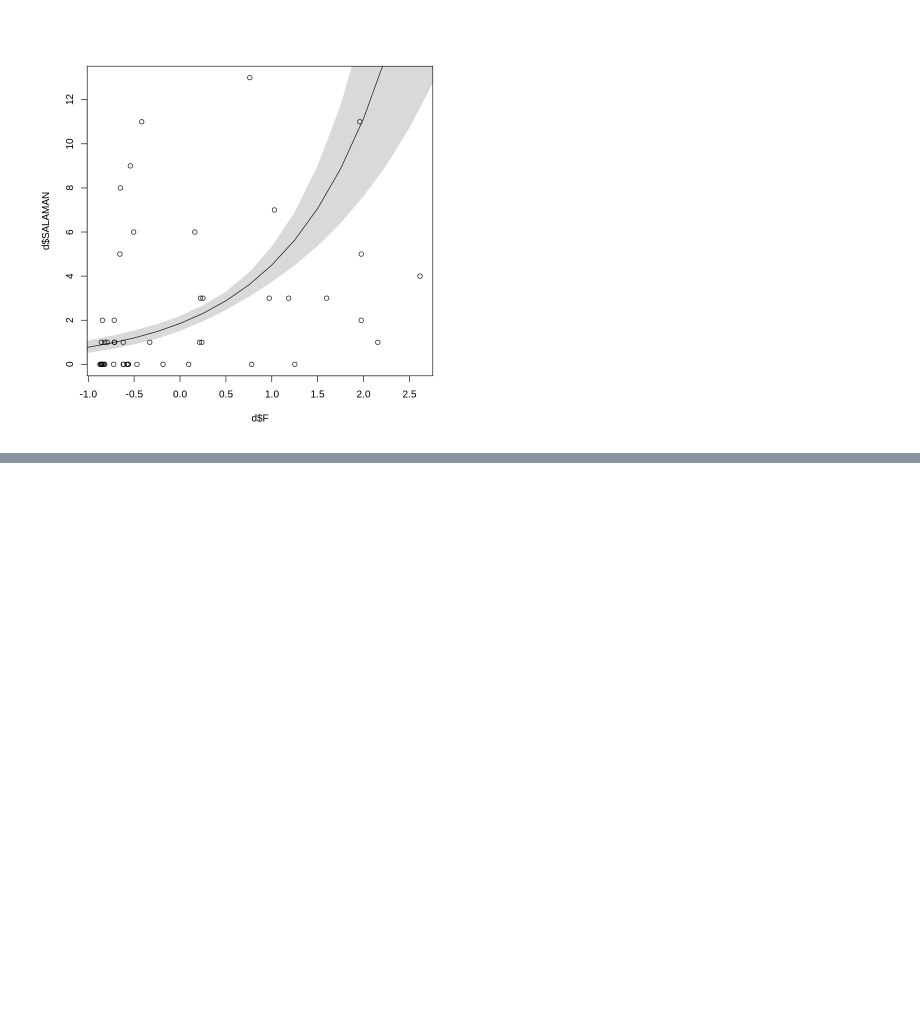
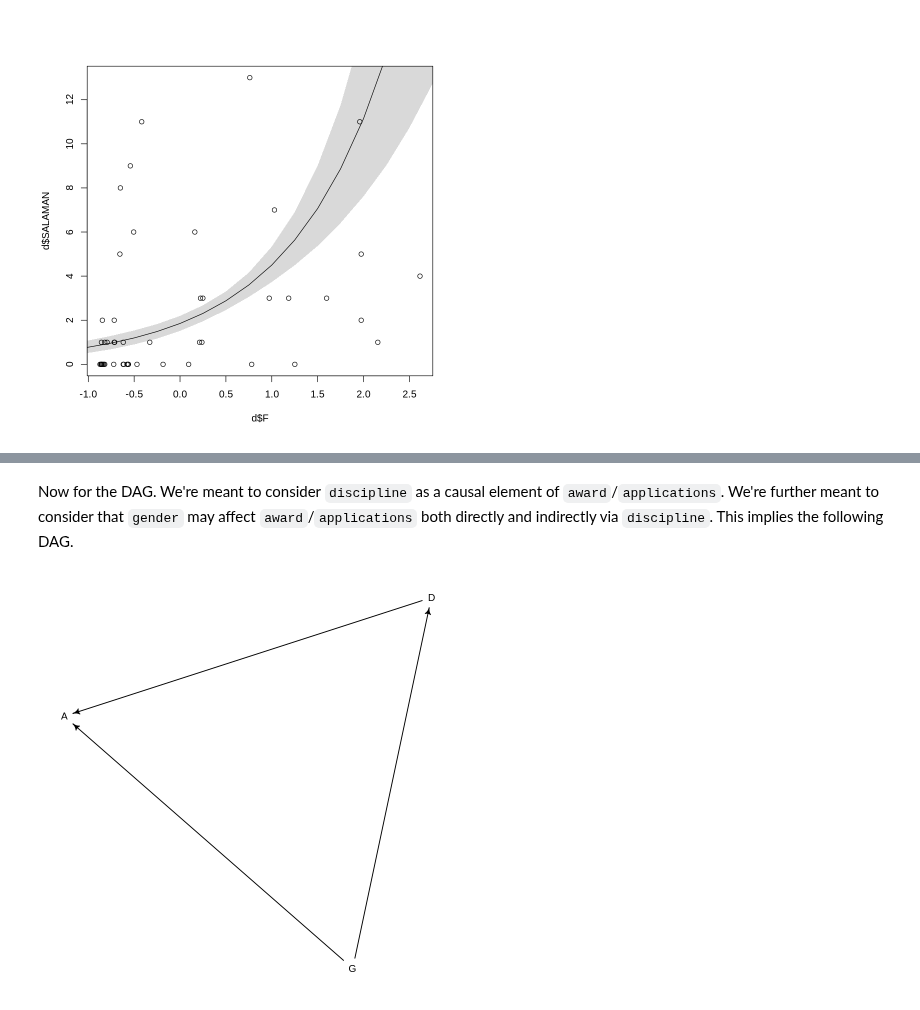
Before and after one commit to nicklausmillican/StatisticalRethinkingIISolutions, a Jupyter notebook: StatisticalRethinkingSolutions2_Ch11.ipynb, the cells around one changed output, grey strips where cells are left out. Saved outputs shown, nothing was run; the diff lists cells and outputs as text; code cells hidden in the pictures; blank space fills up the shorter version.

```diff
--- a/StatisticalRethinkingSolutions2_Ch11.ipynb
+++ b/StatisticalRethinkingSolutions2_Ch11.ipynb
@@ -1216,0 +1238,13 @@ shade(sim_PI2, F_seq)
+# %% [markdown]
+Now for the DAG.  We're meant to consider `discipline` as a causal element of `award`/`applications`.  We're further meant to consider that `gender` may affect `award`/`applications` both directly and indirectly via `discipline`.  This implies the following DAG.
+# %%
+library(dagitty)
+
+NWO_DAG <- dagitty("dag{
+  G -> D -> A
+  G -> A
+}")
+
+drawdag(NWO_DAG)
+# %% [output]
+[figure, added]
```
Also changed, not shown: parts of 15 cells of this notebook.
